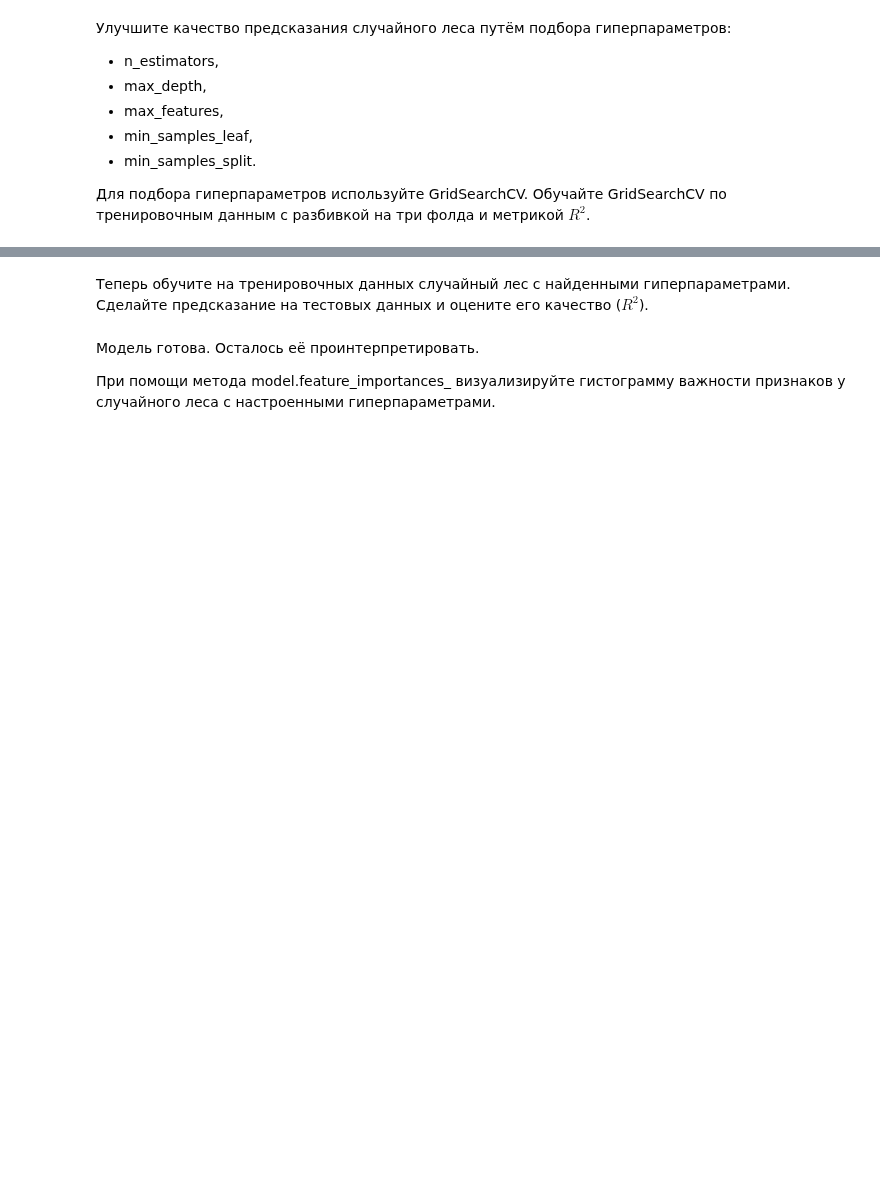
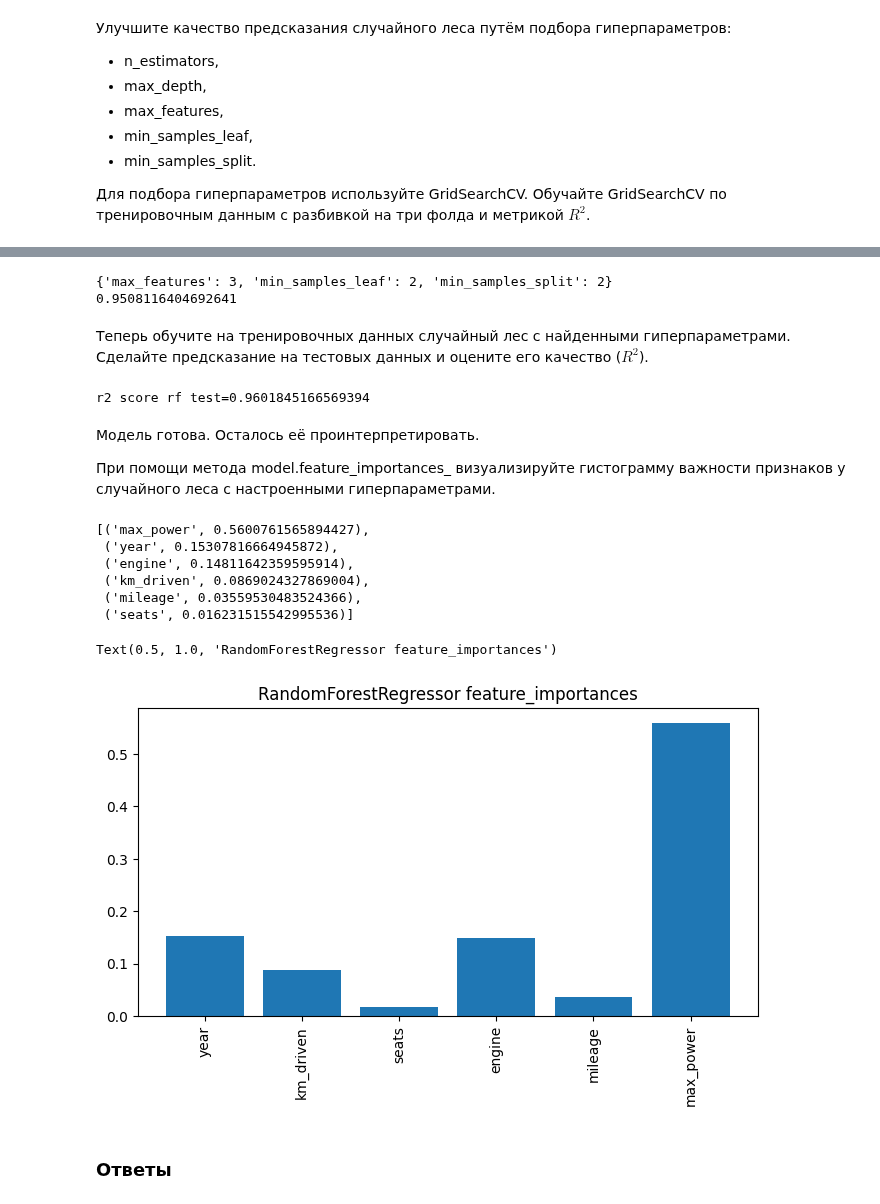
Before and after one commit to IgorKolotushkin/machine_learning_ds, a Jupyter notebook: hw8/Практическая работа. Деревья решений и случайный лес.ipynb, the cells around one changed output, grey strips where cells are left out. Drawn from its saved outputs; the diff is of its cells as text; code cells hidden in the pictures; blank space fills up the shorter version.

```diff
--- a/hw8/Практическая работа. Деревья решений и случайный лес.ipynb
+++ b/hw8/Практическая работа. Деревья решений и случайный лес.ipynb
@@ -372,2 +375,28 @@ print(grid_search_rf.best_score_)
+# %%
+from sklearn.model_selection import GridSearchCV
+
+param_grid = {
+    'max_features': list(range(1, 11, 1)),
+    'min_samples_leaf': list(range(2, 11, 1)),
+    'min_samples_split': list(range(2, 11, 1)),
+}
+rf_g_new = RandomForestRegressor(n_estimators=900, max_depth=14, random_state=42)
+
+grid_search_rf_g_new = GridSearchCV(
+   estimator=rf_g_new,
+   param_grid=param_grid,
+   scoring='r2',
+   cv=3,
+   n_jobs=-1,
+)
+
+grid_search_rf_g_new.fit(Xtrain, ytrain)
+
+print(grid_search_rf_g_new.best_params_)
+
+print(grid_search_rf_g_new.best_score_)
+# %% [output]
+{'max_features': 3, 'min_samples_leaf': 2, 'min_samples_split': 2}
+0.9508116404692641
 # %% [markdown]
 Теперь обучите на тренировочных данных случайный лес с найденными гиперпараметрами. Сделайте предсказание на тестовых данных и оцените его качество ($R^2$).
@@ -375,0 +403,16 @@ print(grid_search_rf.best_score_)
+# %%
+best_rf = RandomForestRegressor(
+    n_estimators=900,
+    max_depth=14,
+    max_features=3,
+    min_samples_leaf=2,
+    min_samples_split=2,
+    random_state=42
+    )
+best_rf.fit(Xtrain, ytrain)
+
+best_pred = best_rf.predict(Xtest)
+
+print(f'r2 score rf test={r2_score(ytest, best_pred)}')
+# %% [output]
+r2 score rf test=0.9601845166569394
@@ -381,0 +425,23 @@ print(grid_search_rf.best_score_)
+# %%
+rf_imp_list = list(zip(Xtest.columns, best_rf.feature_importances_))
+rf_imp_list.sort(key=lambda x: x[1], reverse=True)
+rf_imp_list
+# %% [output]
+[('max_power', 0.5600761565894427),
+ ('year', 0.15307816664945872),
+ ('engine', 0.14811642359595914),
+ ('km_driven', 0.0869024327869004),
+ ('mileage', 0.03559530483524366),
+ ('seats', 0.016231515542995536)]
+# %%
+from matplotlib import pyplot as plt
+
+plt.figure(figsize=(8,4))
+plt.bar(Xtest.columns, best_rf.feature_importances_)
+plt.xticks(rotation=90)
+plt.title('RandomForestRegressor feature_importances')
+# %% [output]
+Text(0.5, 1.0, 'RandomForestRegressor feature_importances')
+[figure, added]
+# %% [markdown]
+### Ответы
```
Also changed, not shown: parts of 6 cells of this notebook.
